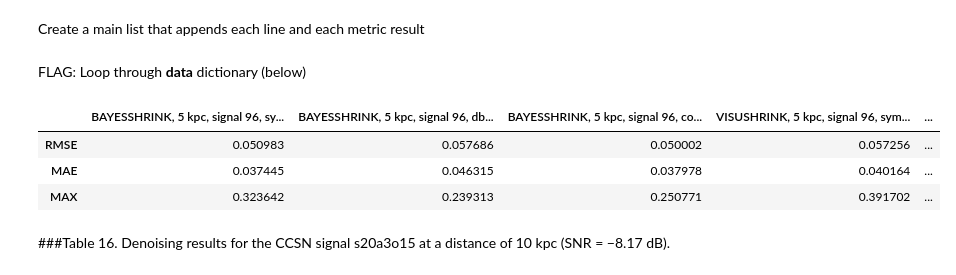
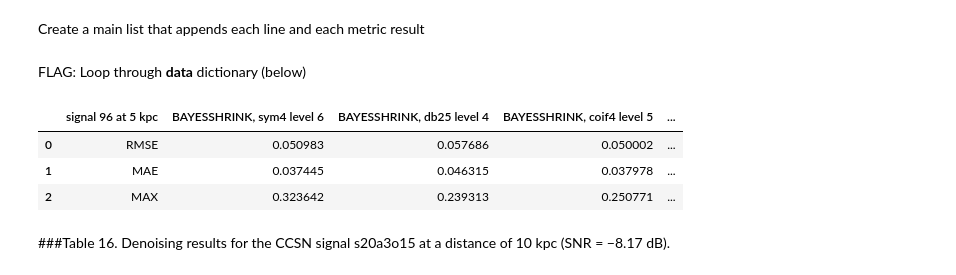
Before and after one commit to Calista-F/CCSN-gravitational-wave-denoising, a Jupyter notebook: 20220201_Lopac_(2020)_Table_15,16,17_recreations_SIGNAL_96.ipynb, the cells around one changed output. Cells and saved outputs as stored; diff of their text form; code cells hidden in the pictures.

Commit message:
Removed metrics as index and made them a separate column for saving as csv

```diff
--- a/20220201_Lopac_(2020)_Table_15,16,17_recreations_SIGNAL_96.ipynb
+++ b/20220201_Lopac_(2020)_Table_15,16,17_recreations_SIGNAL_96.ipynb
@@ -75,7 +75,7 @@ for m in methods:
     denoised_df = pd.DataFrame(denoise_wavelet(noisy_norm_df, method = m, mode ='hard', wavelet = wavelets[i], wavelet_levels = levels[i], rescale_sigma = 'True'))
 
     #Create col1- a list that contains the signal properties (which signal template was used), denoising properties, and denoising performance metrics
-    col1 = [str(m).upper() +', '+  signaldistance +', '+ signalno +', '+ wavelets[i] + ' level ' + str(levels[i])]
+    col1 = [str(m).upper() +', '+ wavelets[i] + ' level ' + str(levels[i])]
     col1.append(get_rmse(signal_norm_df, denoised_df))
     col1.append(mean_absolute_error(signal_norm_df, denoised_df))
     col1.append(max_error(signal_norm_df, denoised_df))
@@ -86,29 +86,30 @@ for m in methods:
 # %% [markdown]
 FLAG: Loop through **data** dictionary (below)
 # %%
-data = {'index': indexcol,
+signalnodistance = signalno+' at '+signaldistance
+
+data = {signalnodistance: metrics,
         #BayesShrink
         main_list[0][0][0]: main_list[0][0][1:], #signal properties to be used as column name
         main_list[0][1][0]: main_list[0][1][1:],
         main_list[0][2][0]: main_list[0][2][1:],
 
         #VisuShrink
         main_list[1][0][0]: main_list[1][0][1:], #signal properties to be used as column name
         main_list[1][1][0]: main_list[1][1][1:],
         main_list[1][2][0]: main_list[1][2][1:],
         }
 
 # Create DataFrame
-Table15_df = pd.DataFrame(data, index =metrics)
-Table15_df = Table15_df.drop(columns='index')
+Table15_df = pd.DataFrame(data)
 
 # Print the output.
 Table15_df
 # %% [output]
-|  | BAYESSHRINK, 5 kpc, signal 96, sy... | BAYESSHRINK, 5 kpc, signal 96, db... | BAYESSHRINK, 5 kpc, signal 96, co... | VISUSHRINK, 5 kpc, signal 96, sym... | ... |
-| RMSE | 0.050983 | 0.057686 | 0.050002 | 0.057256 | ... |
-| MAE | 0.037445 | 0.046315 | 0.037978 | 0.040164 | ... |
-| MAX | 0.323642 | 0.239313 | 0.250771 | 0.391702 | ... |
+|  | signal 96 at 5 kpc | BAYESSHRINK, sym4 level 6 | BAYESSHRINK, db25 level 4 | BAYESSHRINK, coif4 level 5 | ... |
+| 0 | RMSE | 0.050983 | 0.057686 | 0.050002 | ... |
+| 1 | MAE | 0.037445 | 0.046315 | 0.037978 | ... |
+| 2 | MAX | 0.323642 | 0.239313 | 0.250771 | ... |
 # %% [markdown]
 ###Table 16. Denoising results for the CCSN signal s20a3o15 at a distance of 10 kpc (SNR = −8.17 dB).
 # %%
```
Also changed, not shown: parts of 4 cells of this notebook.
